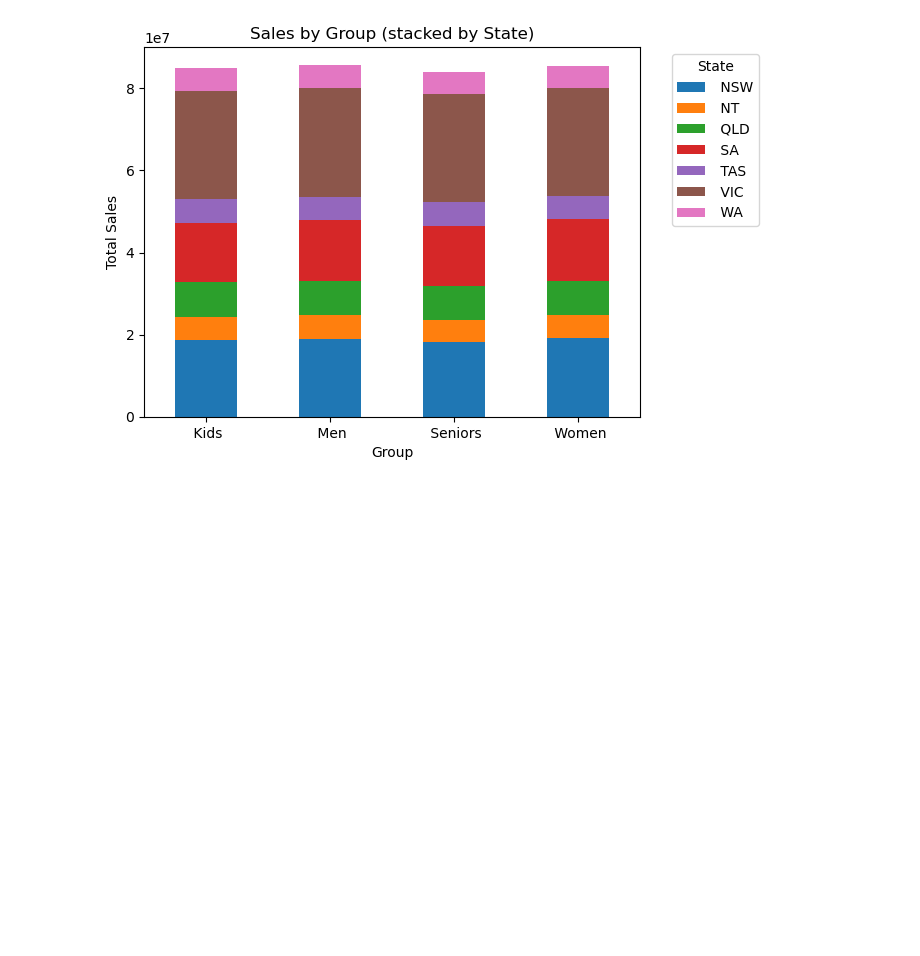
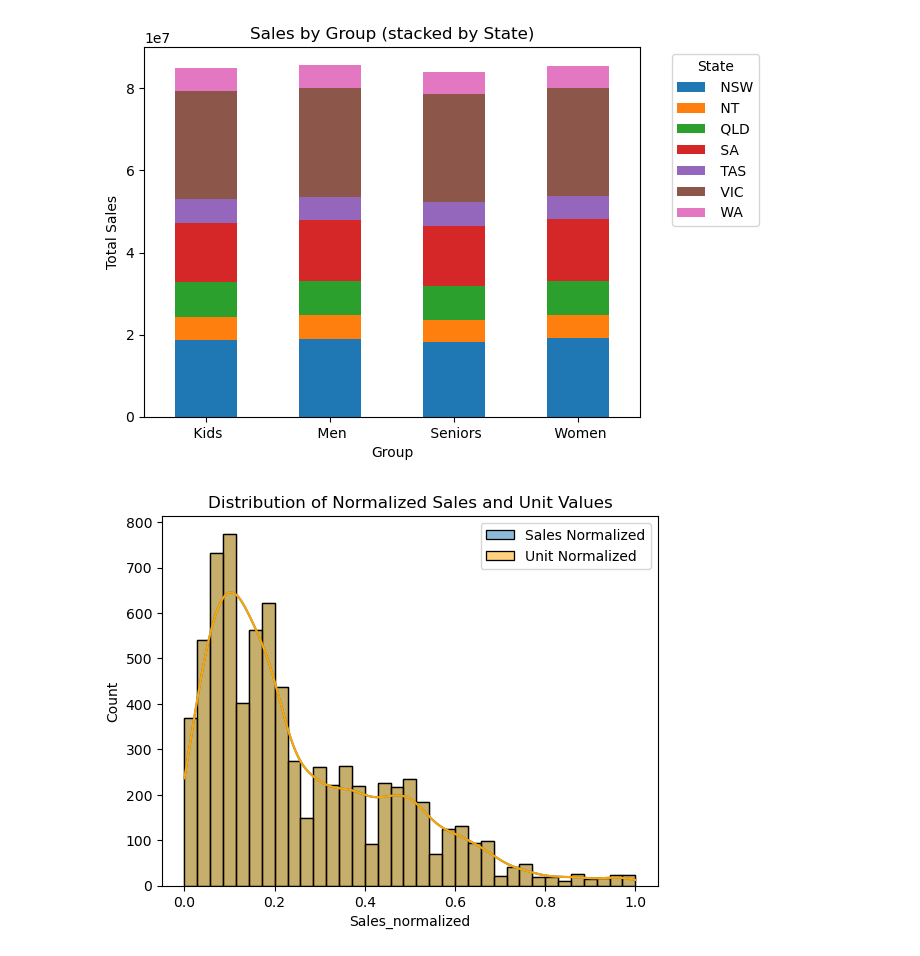
Before and after one commit to aliehs111/AAL_sales, a Jupyter notebook: AAL.ipynb, the cells around one changed output. Drawn from its saved outputs; the diff is of its cells as text; code cells hidden in the pictures; blank space fills up the shorter version.

```diff
--- a/AAL.ipynb
+++ b/AAL.ipynb
@@ -242,0 +250,11 @@ plt.show()
+# %%
+import seaborn as sns
+import matplotlib.pyplot as plt
+
+sns.histplot(df['Sales_normalized'], kde=True, label='Sales Normalized')
+sns.histplot(df['Unit_normalized'], kde=True, label='Unit Normalized', color='orange')
+plt.legend()
+plt.title('Distribution of Normalized Sales and Unit Values')
+plt.show()
+# %% [output]
+[figure, added]
```
Also changed, not shown: parts of 6 cells of this notebook, 1 other file.
